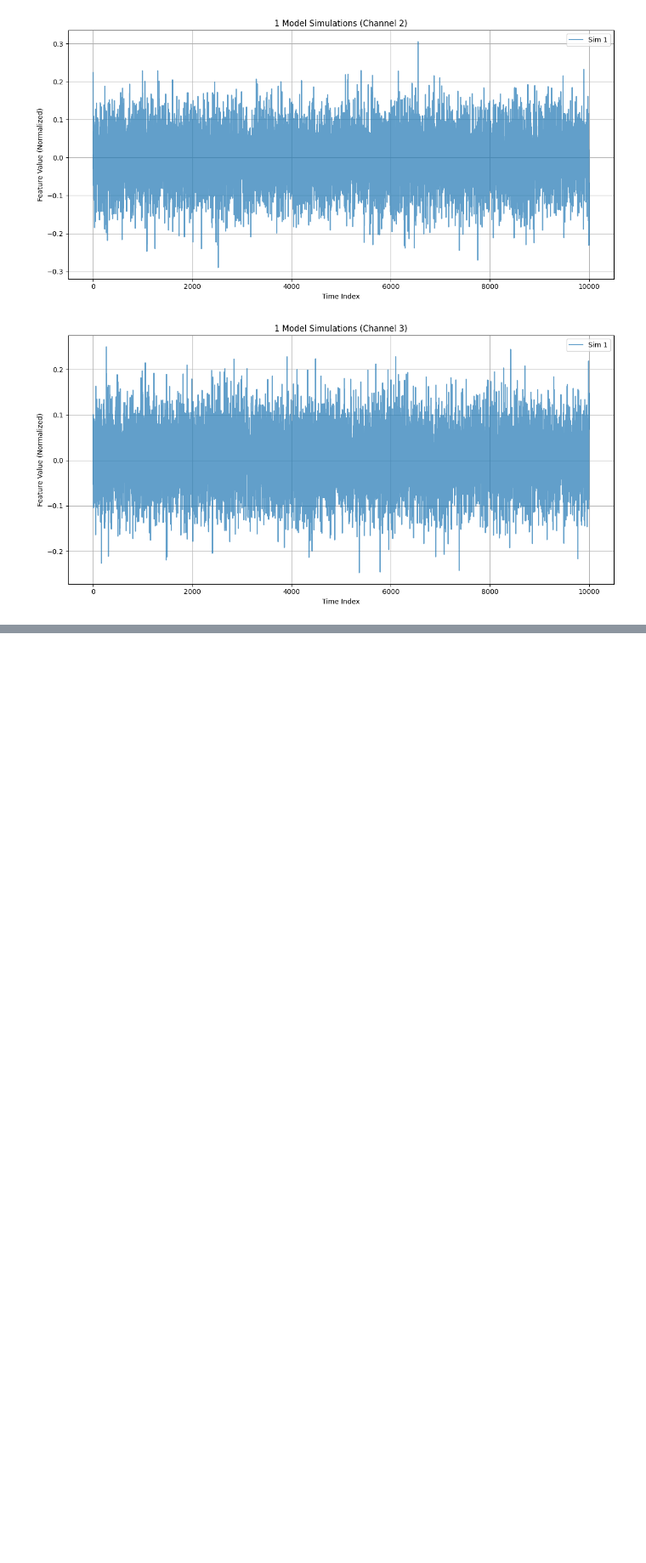
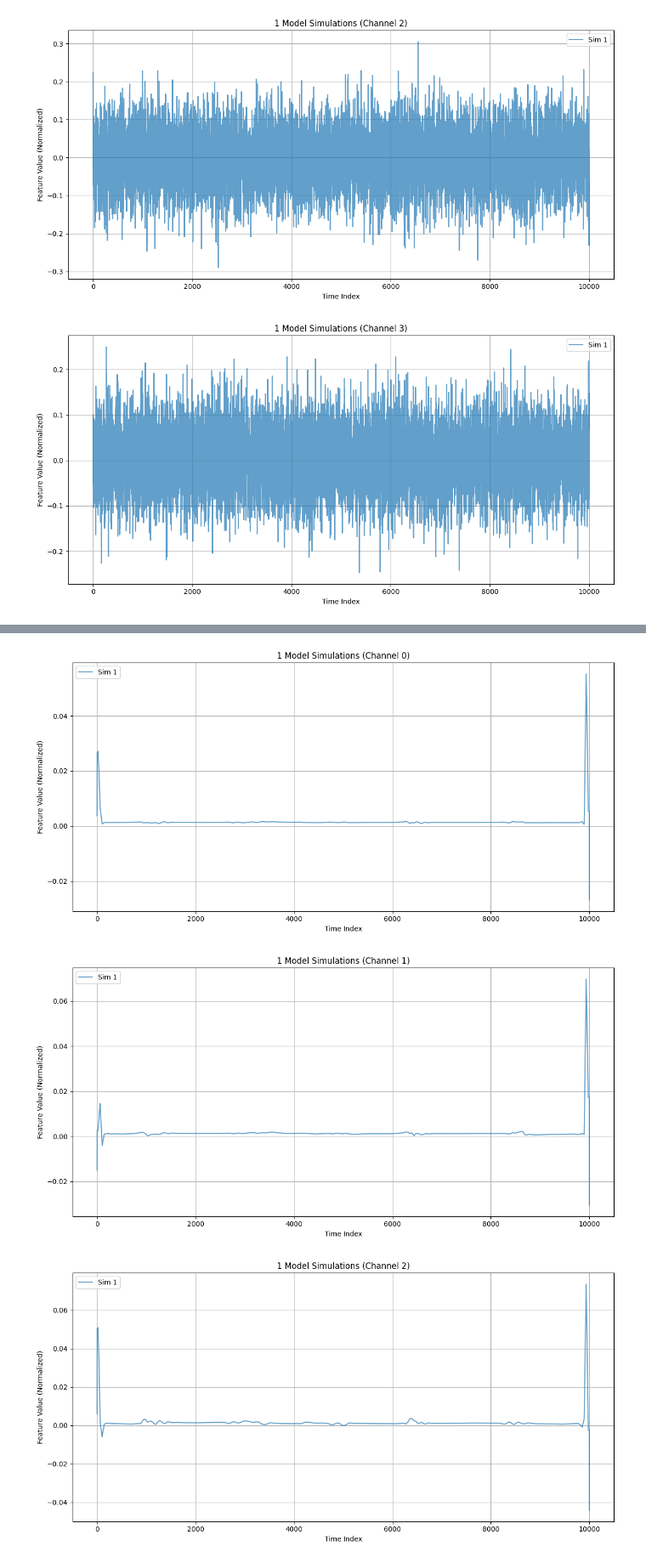
Before and after one commit to eddisonpham/StonkBench, a Jupyter notebook: notebooks/model_validation.ipynb, the cells around one changed output, grey strips where cells are left out. Shown at 85% size. Drawn from its saved outputs; the diff is of its cells as text; code cells hidden in the pictures; blank space fills up the shorter version.

Commit message:
Added new model and tweaked data configs

```diff
--- a/notebooks/model_validation.ipynb
+++ b/notebooks/model_validation.ipynb
@@ -556,0 +560,23 @@ plot_model_simulations_mean_dt(model=quant_gan, num_simulations=1, sequence_leng
+# %%
+seq_length = train_data_np.shape[1]
+num_channels = train_data_np.shape[2]
+
+print("\n" + "=" * 50)
+print("Training TimeVAE")
+print("=" * 50)
+
+time_vae = TimeVAE(
+    seq_length=seq_length,
+    n_channels=num_channels,
+    latent_dim=32,
+    enc_hidden=128,
+    dec_hidden=128,
+    beta=1.0,
+    use_lstm=True
+)
+
+print(f"TimeVAE model initialized on device: {time_vae.device}")
+
+print("Training TimeVAE model...")
+time_vae.fit(train_loader_np, epochs=10)
+print("TimeVAE training complete.")
@@ -556,0 +600,6 @@ plot_model_simulations_mean_dt(model=quant_gan, num_simulations=1, sequence_leng
+# %%
+plot_model_simulations_mean_dt(model=time_vae, num_simulations=1, sequence_length=10000)
+# %% [output]
+[figure, added]
+[figure, added]
+[figure, added]
```
Also changed, not shown: parts of 6 cells of this notebook, 4 other files.
